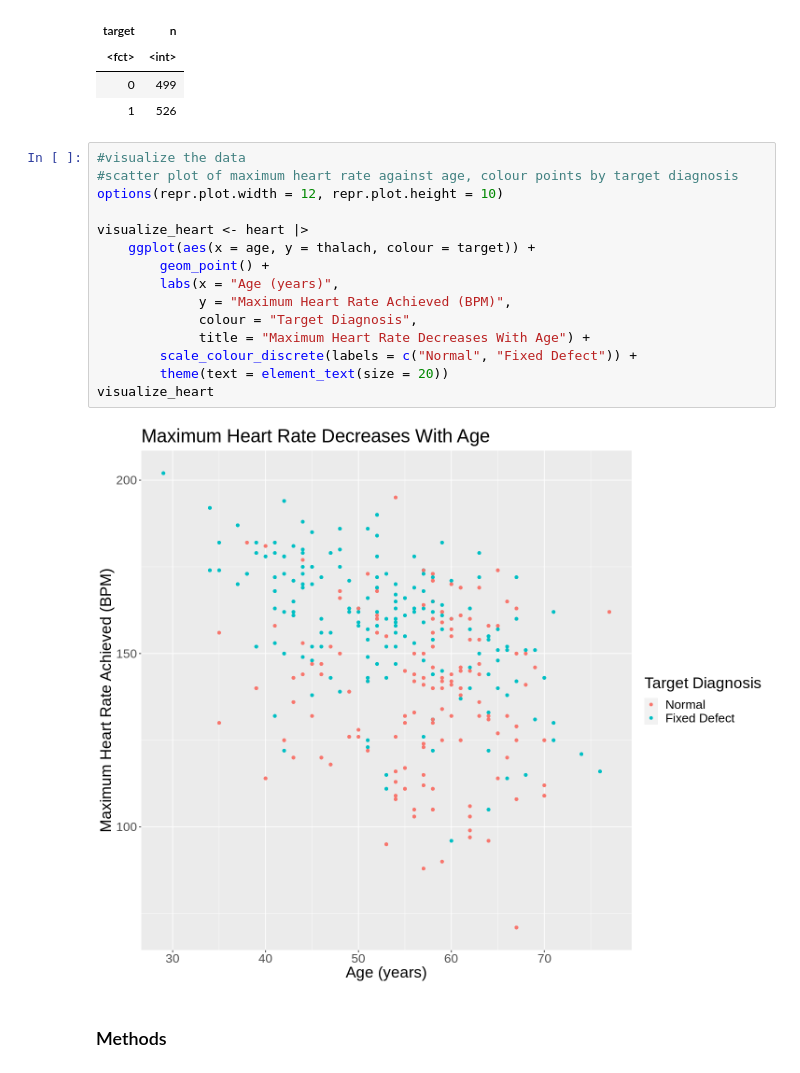
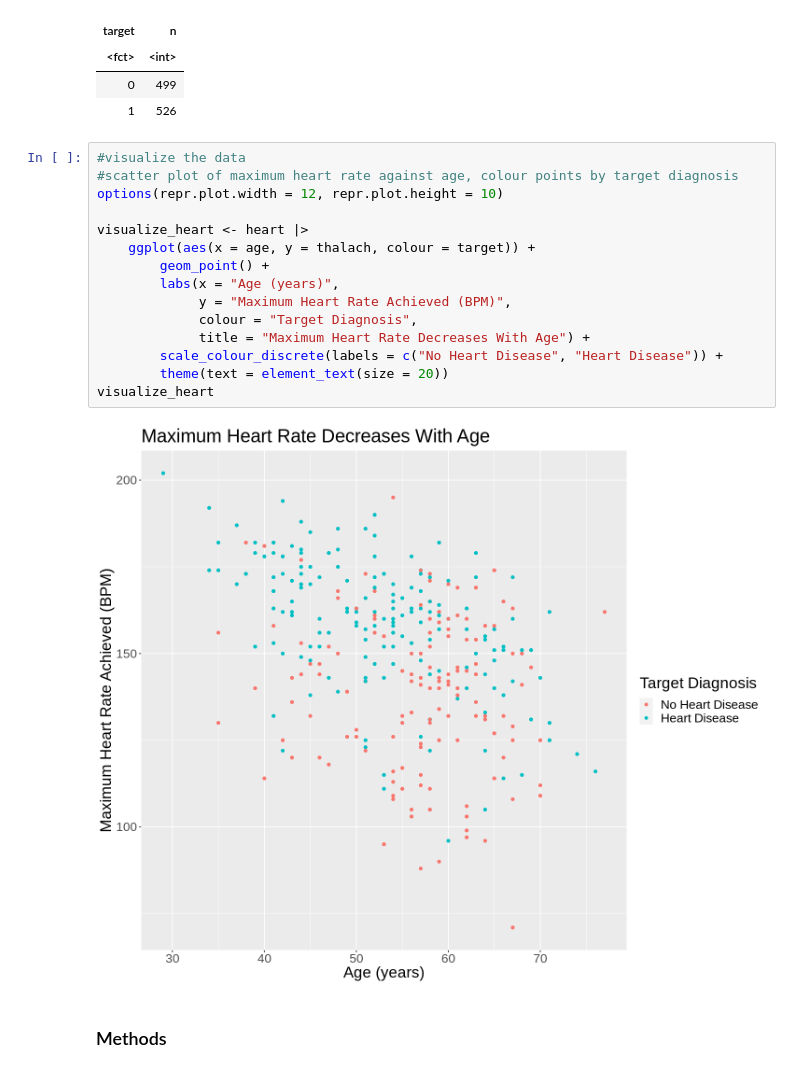
Before and after one commit to bowencu/dsci100groupproject, a Jupyter notebook: group_proposal.ipynb, the cells around one changed output. Saved outputs shown, nothing was run; the diff lists cells and outputs as text.

```diff
--- a/group_proposal.ipynb
+++ b/group_proposal.ipynb
@@ -77,19 +76,19 @@ A tibble: 2 × 2
 # %%
 #visualize the data
 #scatter plot of maximum heart rate against age, colour points by target diagnosis
 options(repr.plot.width = 12, repr.plot.height = 10)
 
 visualize_heart <- heart |>
     ggplot(aes(x = age, y = thalach, colour = target)) +
         geom_point() +
         labs(x = "Age (years)",
              y = "Maximum Heart Rate Achieved (BPM)",
              colour = "Target Diagnosis",
              title = "Maximum Heart Rate Decreases With Age") +
-        scale_colour_discrete(labels = c("Normal", "Fixed Defect")) +
+        scale_colour_discrete(labels = c("No Heart Disease", "Heart Disease")) +
         theme(text = element_text(size = 20))
 visualize_heart
 # %% [output]
-[figure, old version]
+[figure, new version]
 # %% [markdown]
 ### Methods
```
Also changed, not shown: parts of 6 cells of this notebook.
